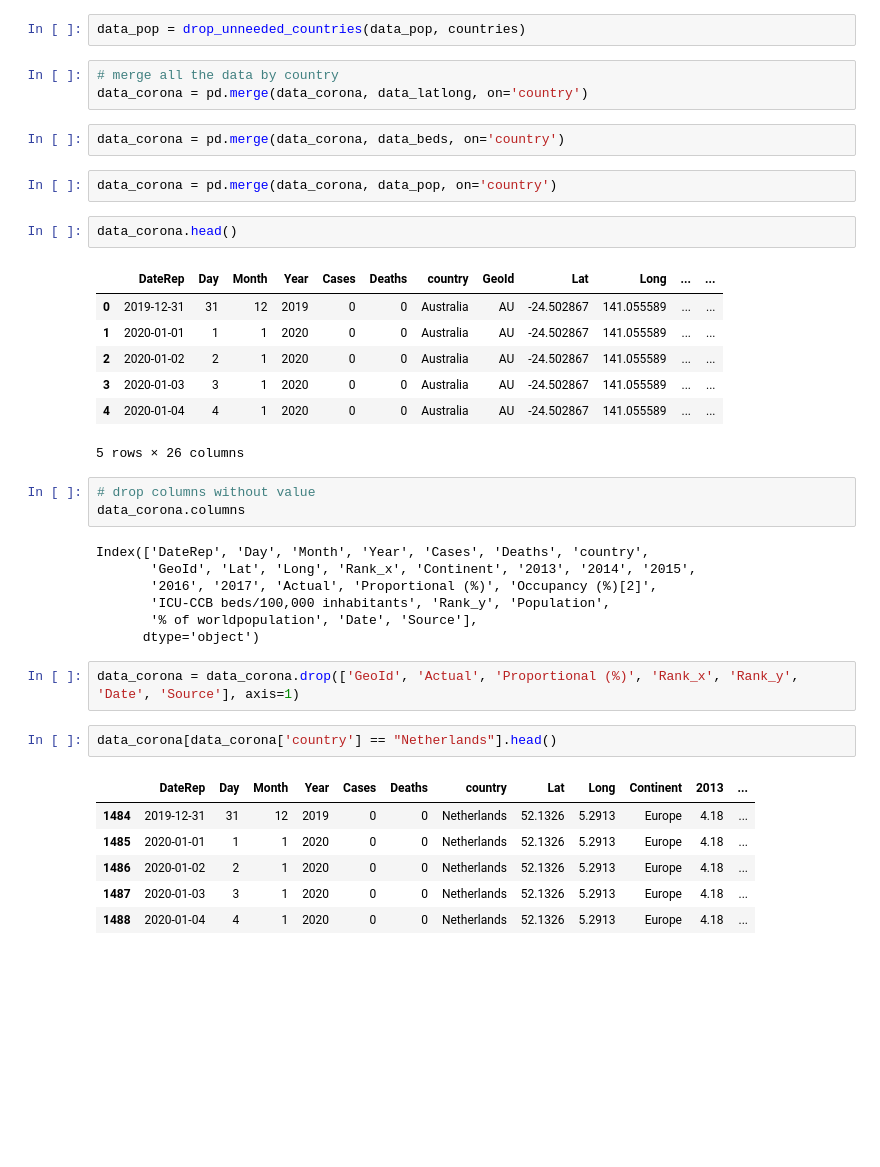
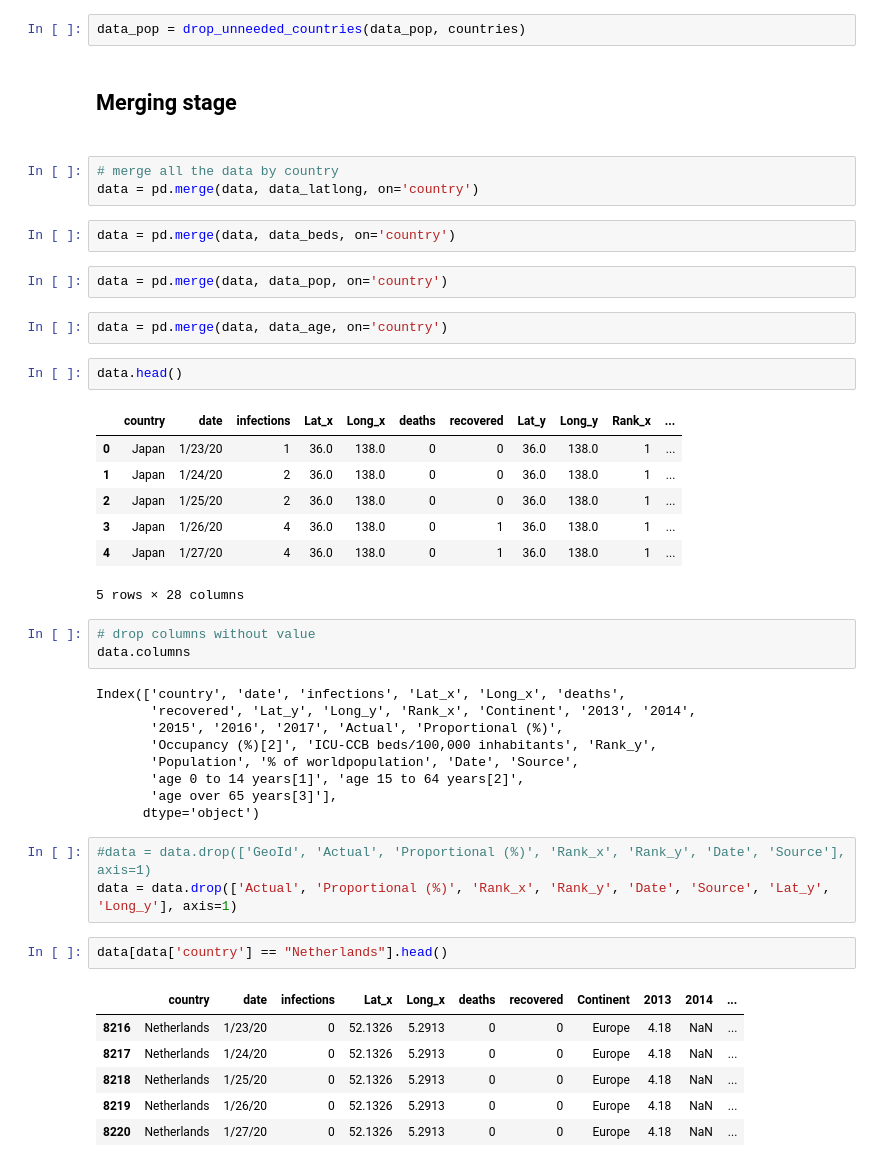
Before and after one commit to paulozk/corona, a Jupyter notebook: notebooks/data_preparation.ipynb, the cells around one changed output. Drawn from its saved outputs; the diff is of its cells as text; blank space fills up the shorter version.

```diff
--- a/notebooks/data_preparation.ipynb
+++ b/notebooks/data_preparation.ipynb
@@ -165,42 +191,49 @@ Name: country, dtype: object
 data_pop['country'] = data_pop['country'].str.replace(r'\[.\]', '').str.replace('\s\(.*\)', '')
 # %%
 data_pop = drop_unneeded_countries(data_pop, countries)
+# %% [markdown]
+<h2> Merging stage <h2>
 # %%
 # merge all the data by country
-data_corona = pd.merge(data_corona, data_latlong, on='country')
+data = pd.merge(data, data_latlong, on='country')
 # %%
-data_corona = pd.merge(data_corona, data_beds, on='country')
+data = pd.merge(data, data_beds, on='country')
 # %%
-data_corona = pd.merge(data_corona, data_pop, on='country')
+data = pd.merge(data, data_pop, on='country')
+# %%
+data = pd.merge(data, data_age, on='country')
 # %%
-data_corona.head()
+data.head()
 # %% [output]
-|  | DateRep | Day | Month | Year | Cases | Deaths | country | GeoId | Lat | Long | ... | ... |
-| 0 | 2019-12-31 | 31 | 12 | 2019 | 0 | 0 | Australia | AU | -24.502867 | 141.055589 | ... | ... |
-| 1 | 2020-01-01 | 1 | 1 | 2020 | 0 | 0 | Australia | AU | -24.502867 | 141.055589 | ... | ... |
-| 2 | 2020-01-02 | 2 | 1 | 2020 | 0 | 0 | Australia | AU | -24.502867 | 141.055589 | ... | ... |
-| 3 | 2020-01-03 | 3 | 1 | 2020 | 0 | 0 | Australia | AU | -24.502867 | 141.055589 | ... | ... |
-| 4 | 2020-01-04 | 4 | 1 | 2020 | 0 | 0 | Australia | AU | -24.502867 | 141.055589 | ... | ... |
+|  | country | date | infections | Lat_x | Long_x | deaths | recovered | Lat_y | Long_y | Rank_x | ... |
+| 0 | Japan | 1/23/20 | 1 | 36.0 | 138.0 | 0 | 0 | 36.0 | 138.0 | 1 | ... |
+| 1 | Japan | 1/24/20 | 2 | 36.0 | 138.0 | 0 | 0 | 36.0 | 138.0 | 1 | ... |
+| 2 | Japan | 1/25/20 | 2 | 36.0 | 138.0 | 0 | 0 | 36.0 | 138.0 | 1 | ... |
+| 3 | Japan | 1/26/20 | 4 | 36.0 | 138.0 | 0 | 1 | 36.0 | 138.0 | 1 | ... |
+| 4 | Japan | 1/27/20 | 4 | 36.0 | 138.0 | 0 | 1 | 36.0 | 138.0 | 1 | ... |
-5 rows × 26 columns
+5 rows × 28 columns
 # %%
 # drop columns without value
-data_corona.columns
+data.columns
 # %% [output]
-Index(['DateRep', 'Day', 'Month', 'Year', 'Cases', 'Deaths', 'country',
-       'GeoId', 'Lat', 'Long', 'Rank_x', 'Continent', '2013', '2014', '2015',
-       '2016', '2017', 'Actual', 'Proportional (%)', 'Occupancy (%)[2]',
-       'ICU-CCB beds/100,000 inhabitants', 'Rank_y', 'Population',
-       '% of worldpopulation', 'Date', 'Source'],
+Index(['country', 'date', 'infections', 'Lat_x', 'Long_x', 'deaths',
+       'recovered', 'Lat_y', 'Long_y', 'Rank_x', 'Continent', '2013', '2014',
+       '2015', '2016', '2017', 'Actual', 'Proportional (%)',
+       'Occupancy (%)[2]', 'ICU-CCB beds/100,000 inhabitants', 'Rank_y',
+       'Population', '% of worldpopulation', 'Date', 'Source',
+       'age 0 to 14 years[1]', 'age 15 to 64 years[2]',
+       'age over 65 years[3]'],
       dtype='object')
 # %%
-data_corona = data_corona.drop(['GeoId', 'Actual', 'Proportional (%)', 'Rank_x', 'Rank_y', 'Date', 'Source'], axis=1)
+#data = data.drop(['GeoId', 'Actual', 'Proportional (%)', 'Rank_x', 'Rank_y', 'Date', 'Source'], axis=1)
+data = data.drop(['Actual', 'Proportional (%)', 'Rank_x', 'Rank_y', 'Date', 'Source', 'Lat_y', 'Long_y'], axis=1)
 # %%
-data_corona[data_corona['country'] == "Netherlands"].head()
+data[data['country'] == "Netherlands"].head()
 # %% [output]
-|  | DateRep | Day | Month | Year | Cases | Deaths | country | Lat | Long | Continent | 2013 | ... |
-| 1484 | 2019-12-31 | 31 | 12 | 2019 | 0 | 0 | Netherlands | 52.1326 | 5.2913 | Europe | 4.18 | ... |
-| 1485 | 2020-01-01 | 1 | 1 | 2020 | 0 | 0 | Netherlands | 52.1326 | 5.2913 | Europe | 4.18 | ... |
-| 1486 | 2020-01-02 | 2 | 1 | 2020 | 0 | 0 | Netherlands | 52.1326 | 5.2913 | Europe | 4.18 | ... |
-| 1487 | 2020-01-03 | 3 | 1 | 2020 | 0 | 0 | Netherlands | 52.1326 | 5.2913 | Europe | 4.18 | ... |
-| 1488 | 2020-01-04 | 4 | 1 | 2020 | 0 | 0 | Netherlands | 52.1326 | 5.2913 | Europe | 4.18 | ... |
+|  | country | date | infections | Lat_x | Long_x | deaths | recovered | Continent | 2013 | 2014 | ... |
+| 8216 | Netherlands | 1/23/20 | 0 | 52.1326 | 5.2913 | 0 | 0 | Europe | 4.18 | NaN | ... |
+| 8217 | Netherlands | 1/24/20 | 0 | 52.1326 | 5.2913 | 0 | 0 | Europe | 4.18 | NaN | ... |
+| 8218 | Netherlands | 1/25/20 | 0 | 52.1326 | 5.2913 | 0 | 0 | Europe | 4.18 | NaN | ... |
+| 8219 | Netherlands | 1/26/20 | 0 | 52.1326 | 5.2913 | 0 | 0 | Europe | 4.18 | NaN | ... |
+| 8220 | Netherlands | 1/27/20 | 0 | 52.1326 | 5.2913 | 0 | 0 | Europe | 4.18 | NaN | ... |
 # %%
```
Also changed, not shown: parts of 21 cells of this notebook.
